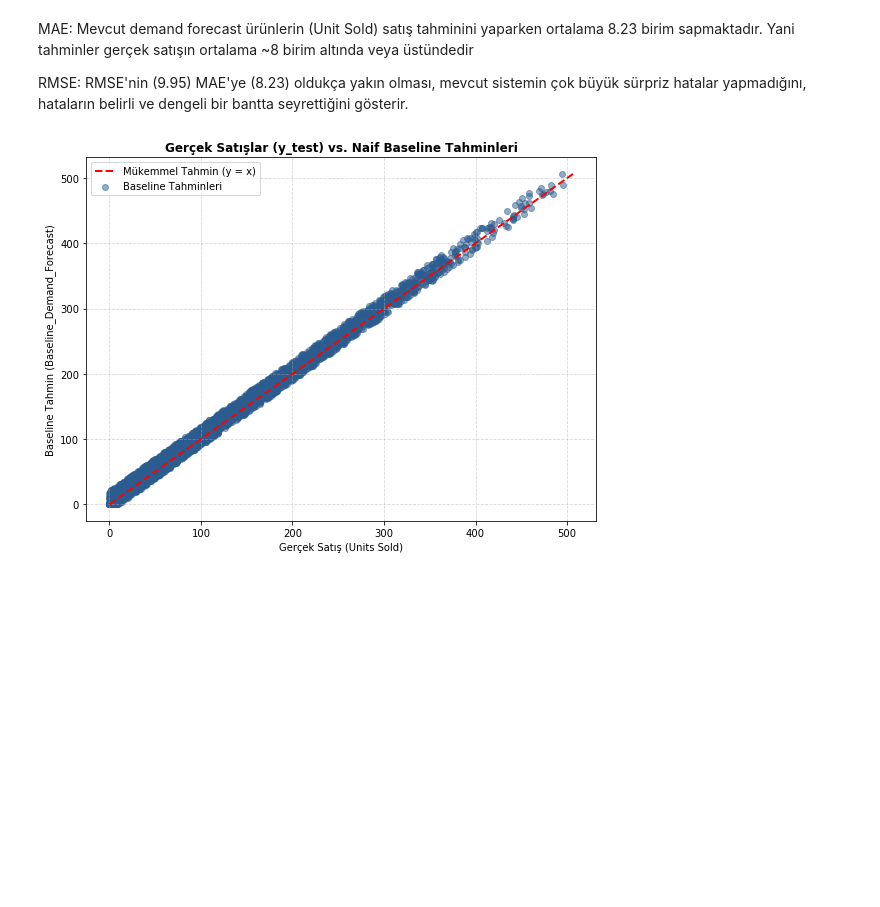
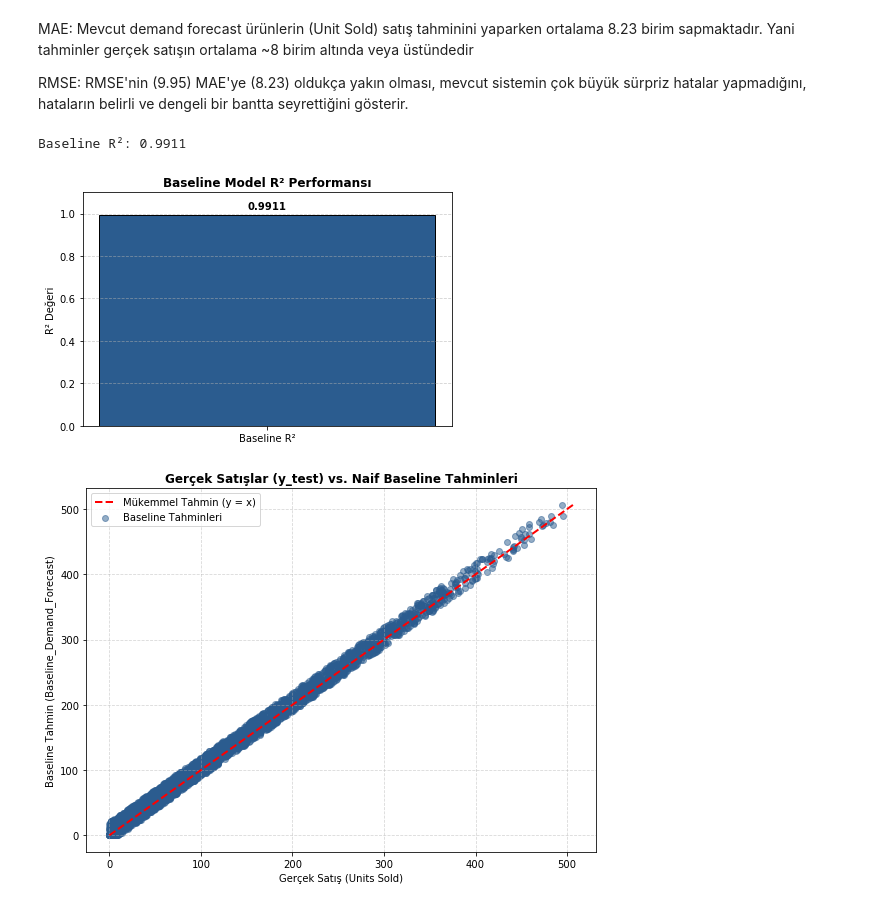
Before and after one commit to ece-gunay/SmartSupply-AI, a Jupyter notebook: notebooks/03_modeling_sarimax_v2.ipynb, the cells around one changed output. Drawn from its saved outputs; the diff is of its cells as text; code cells hidden in the pictures; blank space fills up the shorter version.

```diff
--- a/notebooks/03_modeling_sarimax_v2.ipynb
+++ b/notebooks/03_modeling_sarimax_v2.ipynb
@@ -95,6 +95,43 @@ plt.show()
 MAE: Mevcut demand forecast ürünlerin (Unit Sold) satış tahminini yaparken ortalama 8.23 birim  sapmaktadır. Yani tahminler gerçek satışın ortalama ~8 birim altında veya üstündedir
 
 RMSE:  RMSE'nin (9.95) MAE'ye (8.23) oldukça yakın olması, mevcut sistemin çok büyük sürpriz hatalar yapmadığını, hataların belirli ve dengeli bir bantta seyrettiğini gösterir.
+# %%
+from sklearn.metrics import r2_score
+
+baseline_r2 = r2_score(y_test, baseline_pred)
+
+print(f"Baseline R²: {baseline_r2:.4f}")
+# %% [output]
+Baseline R²: 0.9911
+# %%
+# R² değerini görselleştirme
+plt.figure(figsize=(6, 4))
+
+bar = plt.bar(
+    ["Baseline R²"],
+    [baseline_r2],
+    color="#2b5c8f",
+    edgecolor="black",
+    width=0.45
+)
+
+plt.ylim(0, 1.1)
+plt.ylabel("R² Değeri")
+plt.title("Baseline Model R² Performansı", fontweight="bold")
+plt.grid(axis="y", linestyle="--", alpha=0.6)
+
+plt.text(
+    bar[0].get_x() + bar[0].get_width() / 2,
+    baseline_r2 + 0.03,
+    f"{baseline_r2:.4f}",
+    ha="center",
+    fontweight="bold"
+)
+
+plt.tight_layout()
+plt.show()
+# %% [output]
+[figure, added]
 # %%
 import numpy as np
 
```
Also changed, not shown: parts of 2 cells of this notebook, 12 other files.
